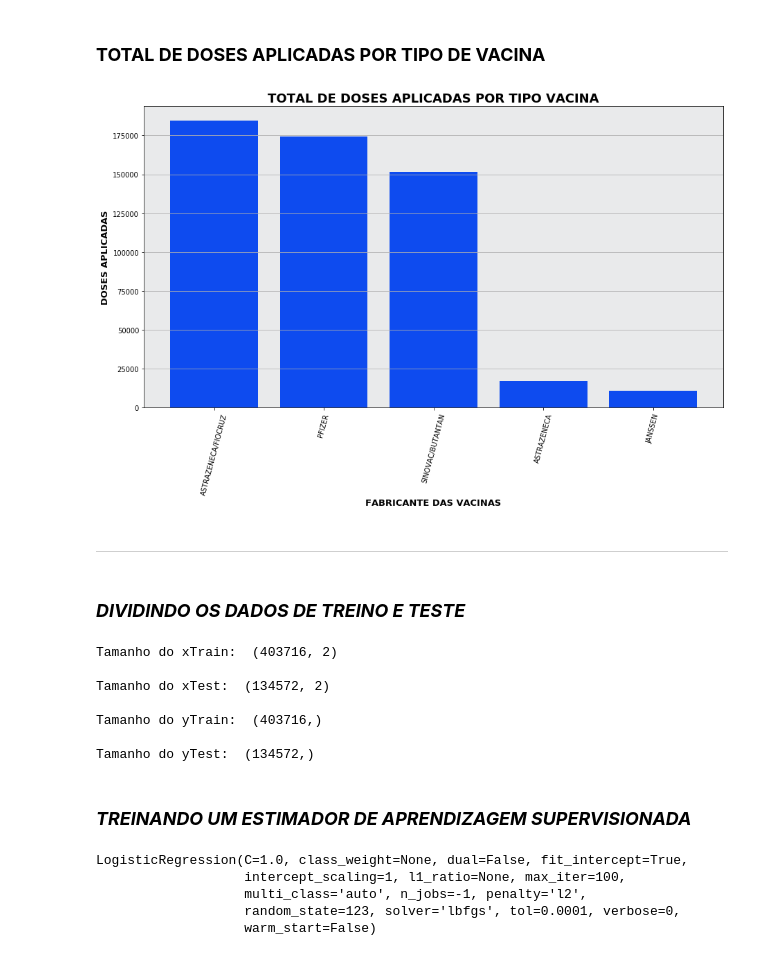
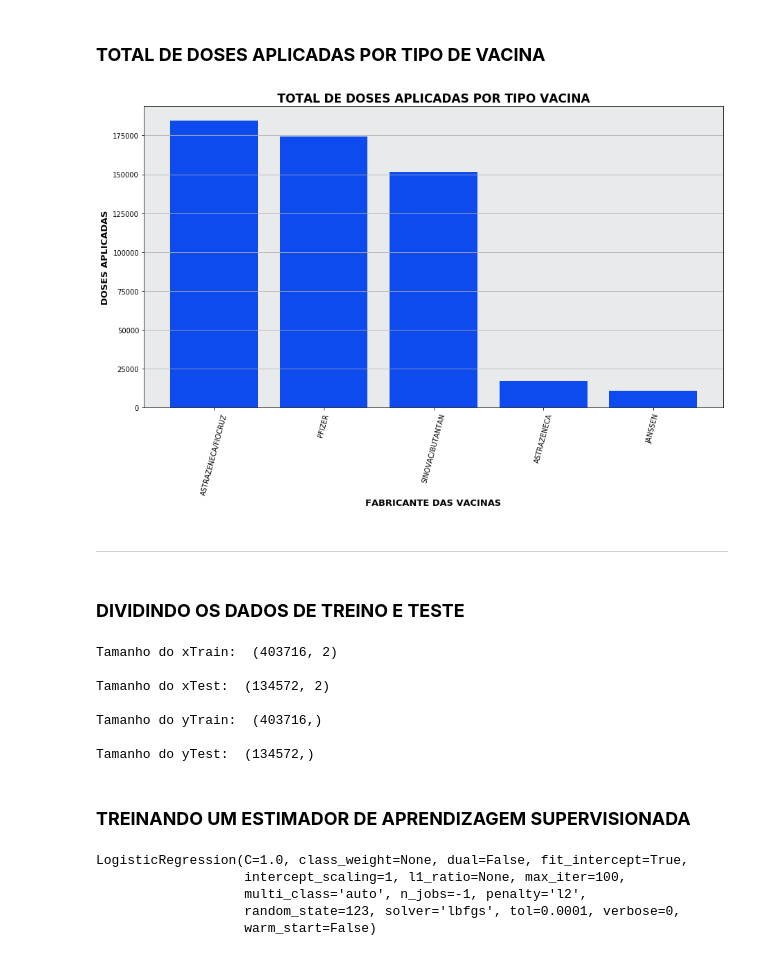
Before and after one commit to evelyncmsouza/Covid-19VaccinationData, a Jupyter notebook: VacinacaoCOVID19.ipynb, the cells around one changed output. Cells and saved outputs as stored; diff of their text form; code cells hidden in the pictures.

```diff
--- a/VacinacaoCOVID19.ipynb
+++ b/VacinacaoCOVID19.ipynb
@@ -104,26 +106,26 @@ colSelected[['estabelecimento_municipio_nome', 'estalecimento_nofantasia',
 # %%
 manufacturerNameCol = colSelected['vacina_fabricante_nome']
 groupsSum = manufacturerNameCol.value_counts()
 x = groupsSum.index
 y = groupsSum
 
 plt.figure(figsize=(15, 8))
 ax = plt.axes()
 ax.set_facecolor('#e9eaeb')
 plt.xticks(rotation=75)
 plt.xlabel('FABRICANTE DAS VACINAS', fontweight='bold', fontsize=13)
 plt.ylabel('DOSES APLICADAS', fontweight='bold', fontsize=13)
-plt.title('TOTAL DE DOSES APLICADAS POR TIPO VACINA', fontweight='bold', fontsize=18)
+plt.title('TOTAL DE DOSES APLICADAS POR TIPO VACINA', fontweight='bold', fontsize=17)
 plt.bar(x, y, color='#0e4bef')
 plt.grid(axis='y')
 
 plt.show()
 # %% [output]
-[figure, old version]
+[figure, new version]
 # %% [markdown]
 ---
 # %% [markdown]
-### ***DIVIDINDO OS DADOS DE TREINO E TESTE***
+### **DIVIDINDO OS DADOS DE TREINO E TESTE**
 # %%
 featureNames = ['F', 'vacina_codigo']
 datasetCovid['F'] = datasetCovid['paciente_enumsexobiologico'].map({'M': 0, 'F': 1})
@@ -147,7 +149,7 @@ Tamanho do yTrain:  (403716,)
 
 Tamanho do yTest:  (134572,)
 # %% [markdown]
-### ***TREINANDO UM ESTIMADOR DE APRENDIZAGEM SUPERVISIONADA***
+### **TREINANDO UM ESTIMADOR DE APRENDIZAGEM SUPERVISIONADA**
 # %%
 clf = LogisticRegression(n_jobs=-1, random_state=123)
 clf.fit(xTrain, yTrain)
```
Also changed, not shown: parts of 4 cells of this notebook.
